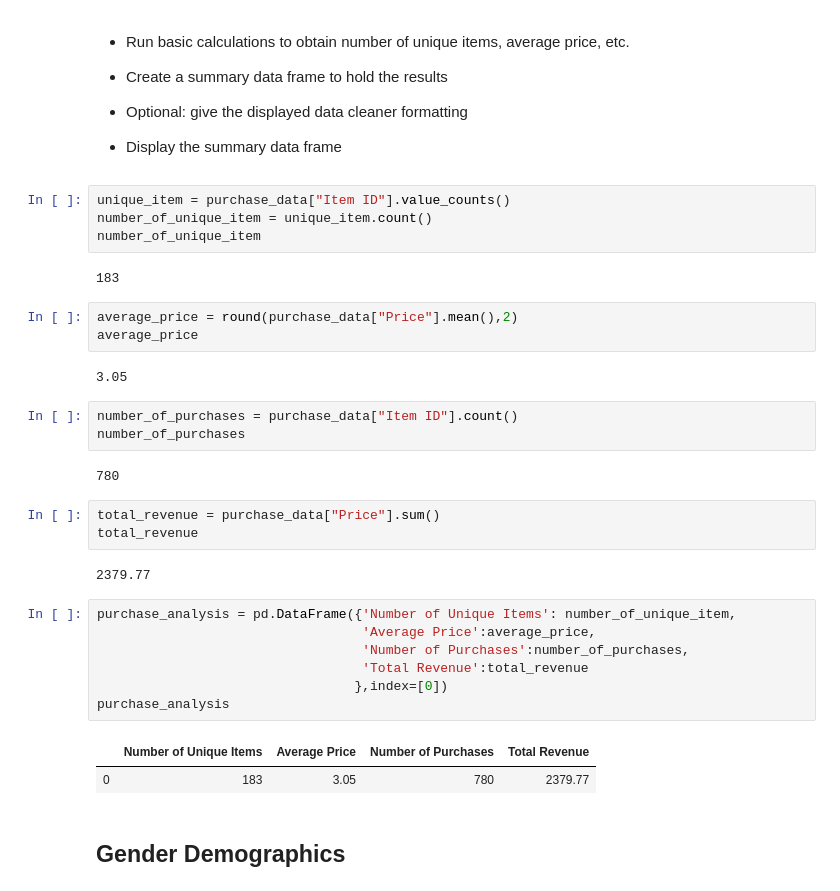
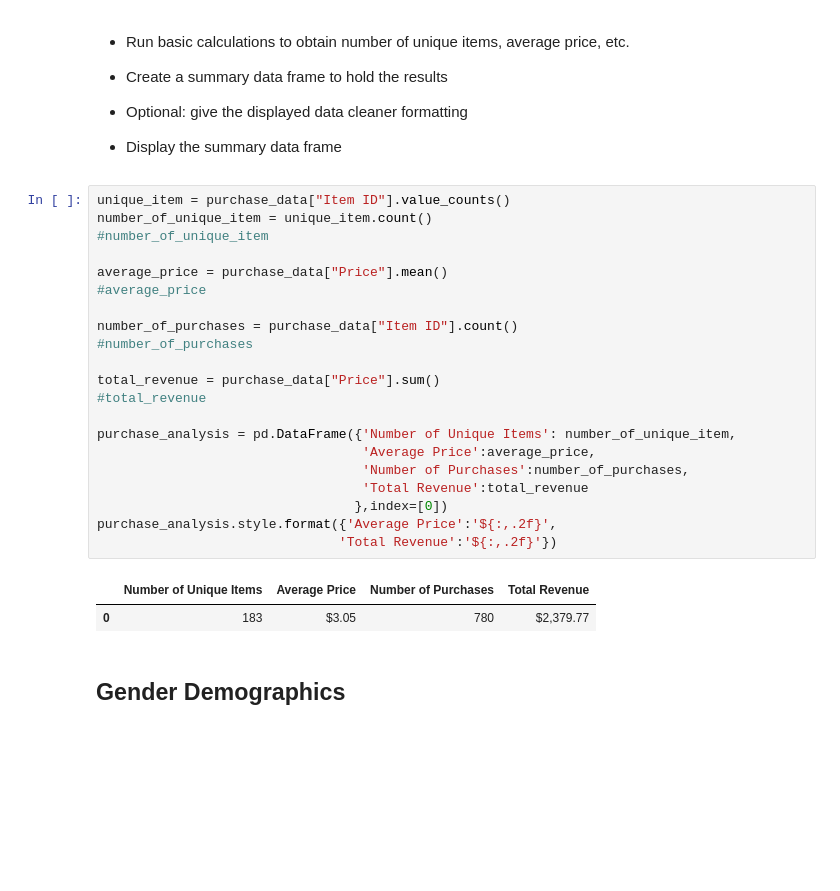
Before and after one commit to davesiddharth/Pandas-Challenge, a Jupyter notebook: HeroesOfPymoli/HeroesOfPymoli_starter.ipynb, the cells around one changed output. Saved outputs shown, nothing was run; the diff lists cells and outputs as text; blank space fills up the shorter version.

```diff
--- a/HeroesOfPymoli/HeroesOfPymoli_starter.ipynb
+++ b/HeroesOfPymoli/HeroesOfPymoli_starter.ipynb
@@ -47,37 +49,30 @@ total_players
 
 
 * Display the summary data frame
-# %%
-unique_item = purchase_data["Item ID"].value_counts()
-number_of_unique_item = unique_item.count()
-number_of_unique_item
-# %% [output]
-183
-# %%
-average_price = round(purchase_data["Price"].mean(),2)
-average_price
-# %% [output]
-3.05
-# %%
-number_of_purchases = purchase_data["Item ID"].count()
-number_of_purchases
-# %% [output]
-780
-# %%
-total_revenue = purchase_data["Price"].sum()
-total_revenue
-# %% [output]
-2379.77
 # %%
+unique_item = purchase_data["Item ID"].value_counts()
+number_of_unique_item = unique_item.count()
+#number_of_unique_item
+
+average_price = purchase_data["Price"].mean()
+#average_price
+
+number_of_purchases = purchase_data["Item ID"].count()
+#number_of_purchases
+
+total_revenue = purchase_data["Price"].sum()
+#total_revenue
+
 purchase_analysis = pd.DataFrame({'Number of Unique Items': number_of_unique_item,
                                   'Average Price':average_price,
                                   'Number of Purchases':number_of_purchases,
                                   'Total Revenue':total_revenue
                                  },index=[0])
-purchase_analysis
+purchase_analysis.style.format({'Average Price':'${:,.2f}',
+                               'Total Revenue':'${:,.2f}'})
 # %% [output]
 |  | Number of Unique Items | Average Price | Number of Purchases | Total Revenue |
-| 0 | 183 | 3.05 | 780 | 2379.77 |
+| 0 | 183 | $3.05 | 780 | $2,379.77 |
 # %% [markdown]
 ## Gender Demographics
 # %% [markdown]
```
Also changed, not shown: parts of 19 cells of this notebook.
